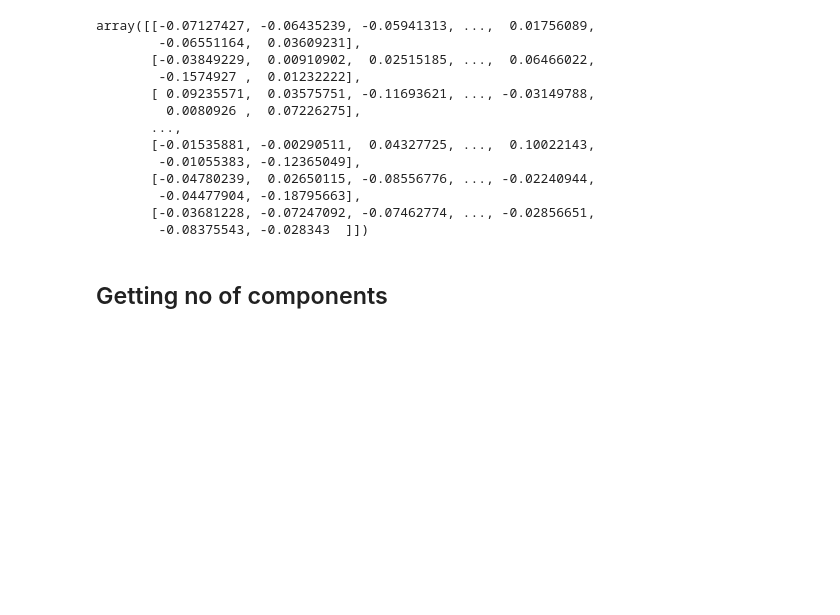
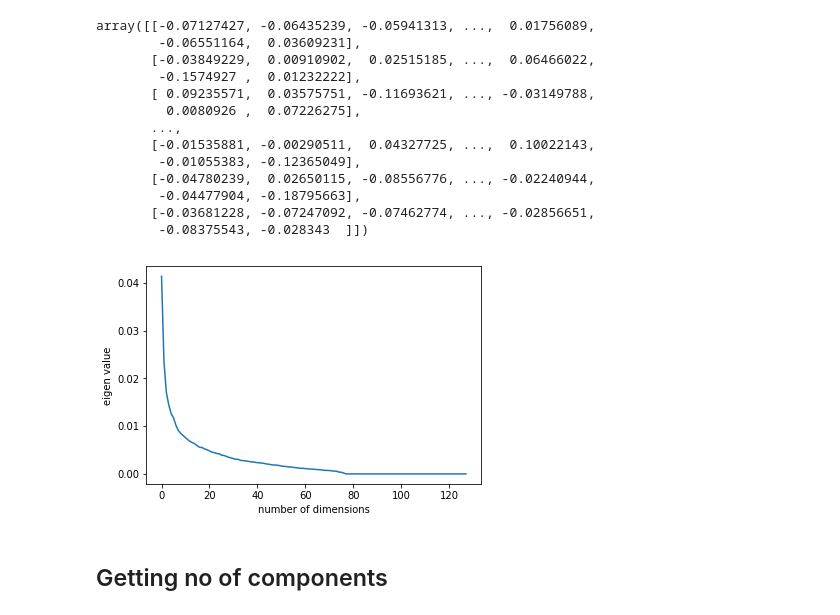
Before and after one commit to Rit-ctrl/Pattern-Recognition_2021, a Jupyter notebook: Assignment_3/q1.ipynb, the cells around one changed output. Drawn from its saved outputs; the diff is of its cells as text; code cells hidden in the pictures; blank space fills up the shorter version.

```diff
--- a/Assignment_3/q1.ipynb
+++ b/Assignment_3/q1.ipynb
@@ -203,6 +204,12 @@ array([[-0.07127427, -0.06435239, -0.05941313, ...,  0.01756089,
         -0.04477904, -0.18795663],
        [-0.03681228, -0.07247092, -0.07462774, ..., -0.02856651,
         -0.08375543, -0.028343  ]])
+# %%
+plt.plot(lambdas)
+plt.xlabel('number of dimensions')
+plt.ylabel('eigen value');
+# %% [output]
+[figure, added]
 # %% [markdown]
 ## Getting no of components
 # %%
```
Also changed, not shown: parts of 2 cells of this notebook.
